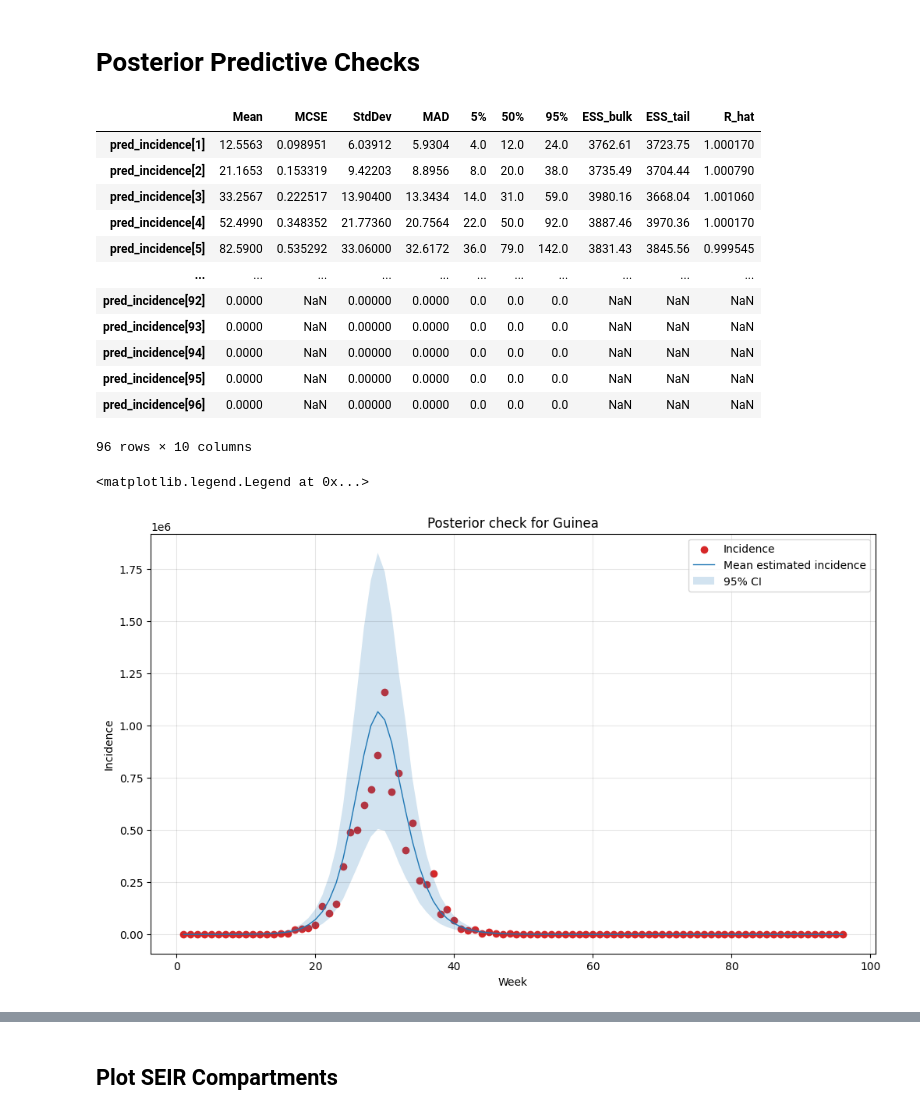
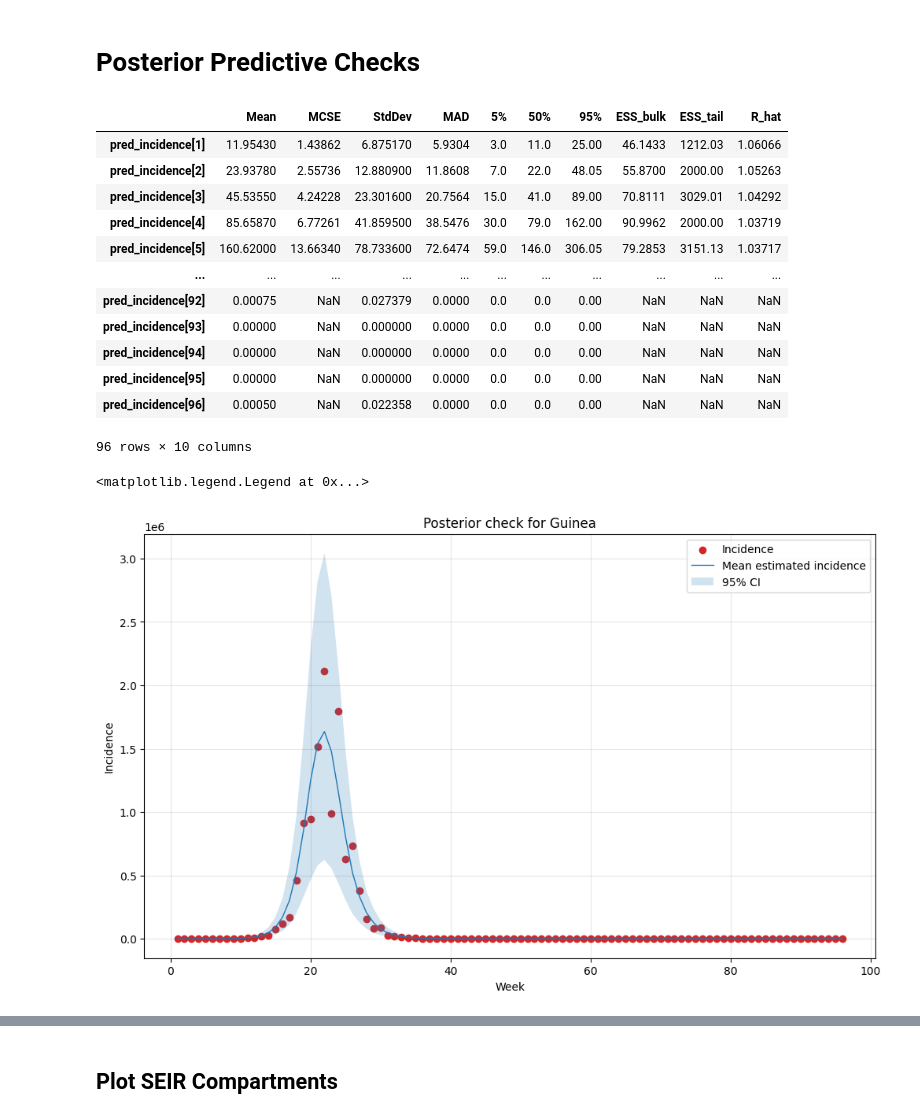
Before and after one commit to Samuelameningayeh/thesis, a Jupyter notebook: synthetic_no_coupling.ipynb, the cells around one changed output, grey strips where cells are left out. Cells and saved outputs as stored; diff of their text form; code cells hidden in the pictures.

```diff
--- a/synthetic_no_coupling.ipynb
+++ b/synthetic_no_coupling.ipynb
@@ -219,6 +236,6 @@ def Add_noise(data, reporting_rate):
 # %%
-observed_cases = Add_noise(Infections, reporting_rate= reporting_rate)
-observed_deaths = Add_noise(Deaths, reporting_rate= reporting_rate)
+observed_cases = Add_noise(Infections, reporting_rate= reporting_rate, phi=phi, seed=0)
+observed_deaths = Add_noise(Deaths, reporting_rate= reporting_rate, phi=phi, seed=0)
 c = pd.DataFrame(observed_cases, columns = ['Guinea', 'Liberia', 'Sierra Leone'])
 d = pd.DataFrame(observed_deaths, columns = ['Guinea', 'Liberia', 'Sierra Leone'])
 # %% [markdown]
@@ -574,16 +591,16 @@ seir_data3 = {
     "reporting_rate": reporting_rate
 }
 
-seir_incidence_model = CmdStanModel(stan_file = 'stan files/guinea.stan')
-seir_incidence_model1 = CmdStanModel(stan_file = 'stan files/lib.stan')
-seir_incidence_model2 = CmdStanModel(stan_file = 'stan files/sierra.stan')
+seir_incidence_model1 = CmdStanModel(stan_file = 'stan files/guinea.stan')
+seir_incidence_model2 = CmdStanModel(stan_file = 'stan files/lib.stan')
+seir_incidence_model3 = CmdStanModel(stan_file = 'stan files/sierra.stan')
 # %%
-fit_seir_incidence_model = seir_incidence_model.sample(data = seir_data1,
-                                                    #    iter_warmup= 500,
-                                                       iter_sampling = 1000,
-                                                       parallel_chains=True,
-                                                       chains = 4,
-                                                       seed = 0)
+fit1 = seir_incidence_model1.sample(data = seir_data1,
+                                    #    iter_warmup= 500,
+                                    iter_sampling = 1000,
+                                    parallel_chains=True,
+                                    chains = 4,
+                                    seed = 0)
 # %% [output]
 chain 1 |          | 00:00 Status
 
@@ -655,5 +670,5 @@ chain 4 |██████████| 51:22 Sampling completed
 # %%
-seir_incidence_summary = fit_seir_incidence_model.summary()
-seir_incidence_summary.filter(items=("sigma", "beta", "recovery_time", "gamma", "incubation_period", "R0", "phi", "phi_inv"), axis=0)
+fit1_summary = fit1.summary()
+fit1_summary.filter(items=("sigma", "beta", "recovery_time", "gamma", "incubation_period", "R0", "phi", "phi_inv"), axis=0)
 # %% [output]
 |  | Mean | MCSE | StdDev | MAD | 5% | 50% | 95% | ESS_bulk | ESS_tail | R_hat |
@@ -704,40 +720,40 @@ plt.show()
 # %% [markdown]
 # Posterior Predictive Checks
 # %%
-seir_incidence_summary.filter(like="pred_incidence", axis=0)
+fit1_summary.filter(like="pred_incidence", axis=0)
 # %% [output]
 |  | Mean | MCSE | StdDev | MAD | 5% | 50% | 95% | ESS_bulk | ESS_tail | R_hat |
-| pred_incidence[1] | 12.5563 | 0.098951 | 6.03912 | 5.9304 | 4.0 | 12.0 | 24.0 | 3762.61 | 3723.75 | 1.000170 |
-| pred_incidence[2] | 21.1653 | 0.153319 | 9.42203 | 8.8956 | 8.0 | 20.0 | 38.0 | 3735.49 | 3704.44 | 1.000790 |
-| pred_incidence[3] | 33.2567 | 0.222517 | 13.90400 | 13.3434 | 14.0 | 31.0 | 59.0 | 3980.16 | 3668.04 | 1.001060 |
-| pred_incidence[4] | 52.4990 | 0.348352 | 21.77360 | 20.7564 | 22.0 | 50.0 | 92.0 | 3887.46 | 3970.36 | 1.000170 |
-| pred_incidence[5] | 82.5900 | 0.535292 | 33.06000 | 32.6172 | 36.0 | 79.0 | 142.0 | 3831.43 | 3845.56 | 0.999545 |
+| pred_incidence[1] | 11.95430 | 1.43862 | 6.875170 | 5.9304 | 3.0 | 11.0 | 25.00 | 46.1433 | 1212.03 | 1.06066 |
+| pred_incidence[2] | 23.93780 | 2.55736 | 12.880900 | 11.8608 | 7.0 | 22.0 | 48.05 | 55.8700 | 2000.00 | 1.05263 |
+| pred_incidence[3] | 45.53550 | 4.24228 | 23.301600 | 20.7564 | 15.0 | 41.0 | 89.00 | 70.8111 | 3029.01 | 1.04292 |
+| pred_incidence[4] | 85.65870 | 6.77261 | 41.859500 | 38.5476 | 30.0 | 79.0 | 162.00 | 90.9962 | 2000.00 | 1.03719 |
+| pred_incidence[5] | 160.62000 | 13.66340 | 78.733600 | 72.6474 | 59.0 | 146.0 | 306.05 | 79.2853 | 3151.13 | 1.03717 |
 | ... | ... | ... | ... | ... | ... | ... | ... | ... | ... | ... |
-| pred_incidence[92] | 0.0000 | NaN | 0.00000 | 0.0000 | 0.0 | 0.0 | 0.0 | NaN | NaN | NaN |
-| pred_incidence[93] | 0.0000 | NaN | 0.00000 | 0.0000 | 0.0 | 0.0 | 0.0 | NaN | NaN | NaN |
-| pred_incidence[94] | 0.0000 | NaN | 0.00000 | 0.0000 | 0.0 | 0.0 | 0.0 | NaN | NaN | NaN |
-| pred_incidence[95] | 0.0000 | NaN | 0.00000 | 0.0000 | 0.0 | 0.0 | 0.0 | NaN | NaN | NaN |
-| pred_incidence[96] | 0.0000 | NaN | 0.00000 | 0.0000 | 0.0 | 0.0 | 0.0 | NaN | NaN | NaN |
+| pred_incidence[92] | 0.00075 | NaN | 0.027379 | 0.0000 | 0.0 | 0.0 | 0.00 | NaN | NaN | NaN |
+| pred_incidence[93] | 0.00000 | NaN | 0.000000 | 0.0000 | 0.0 | 0.0 | 0.00 | NaN | NaN | NaN |
+| pred_incidence[94] | 0.00000 | NaN | 0.000000 | 0.0000 | 0.0 | 0.0 | 0.00 | NaN | NaN | NaN |
+| pred_incidence[95] | 0.00000 | NaN | 0.000000 | 0.0000 | 0.0 | 0.0 | 0.00 | NaN | NaN | NaN |
+| pred_incidence[96] | 0.00050 | NaN | 0.022358 | 0.0000 | 0.0 | 0.0 | 0.00 | NaN | NaN | NaN |
 96 rows × 10 columns
 # %%
-post_pred = pd.DataFrame(seir_incidence_summary.filter(like="pred_incidence", axis=0))
-post_pred["t"] = range(1, T+1)
-post_pred["incidence"] = list(cases1)
-post_pred = post_pred.set_index("t")
+post_pred1 = pd.DataFrame(fit1_summary.filter(like="pred_incidence", axis=0))
+post_pred1["t"] = range(1, T+1)
+post_pred1["incidence"] = list(cases1)
+post_pred1 = post_pred1.set_index("t")
 
 plt.figure(figsize=(12, 7))
 plt.grid(True, which='both', color = 'k', alpha = 0.1)
 plt.title(f'Posterior check for Guinea')
 plt.ylabel('Incidence')
 plt.xlabel('Week')
-plt.scatter(x = post_pred.index, y = post_pred.incidence, color = 'tab:red', label = "Incidence")
-plt.plot(post_pred.Mean, color = 'tab:blue', linewidth= 1, label = "Mean estimated incidence")
-plt.fill_between(x = post_pred.index, y1 = post_pred['5%'], y2 = post_pred['95%'], alpha=0.2, label="95% CI")
+plt.scatter(x = post_pred1.index, y = post_pred1.incidence, color = 'tab:red', label = "Incidence")
+plt.plot(post_pred1.Mean, color = 'tab:blue', linewidth= 1, label = "Mean estimated incidence")
+plt.fill_between(x = post_pred1.index, y1 = post_pred1['5%'], y2 = post_pred1['95%'], alpha=0.2, label="95% CI")
 # plt.facecolor('white')
 plt.legend(loc = "upper right")
 # %% [output]
 <matplotlib.legend.Legend at 0x...>
-[figure, old version]
+[figure, new version]
 # %%
 post_pred2 = pd.DataFrame(fit2_summary.filter(like="pred_incidence", axis=0))
 post_pred2["t"] = range(1, T+1)
```
Also changed, not shown: parts of 32 cells of this notebook, 5 other files.
